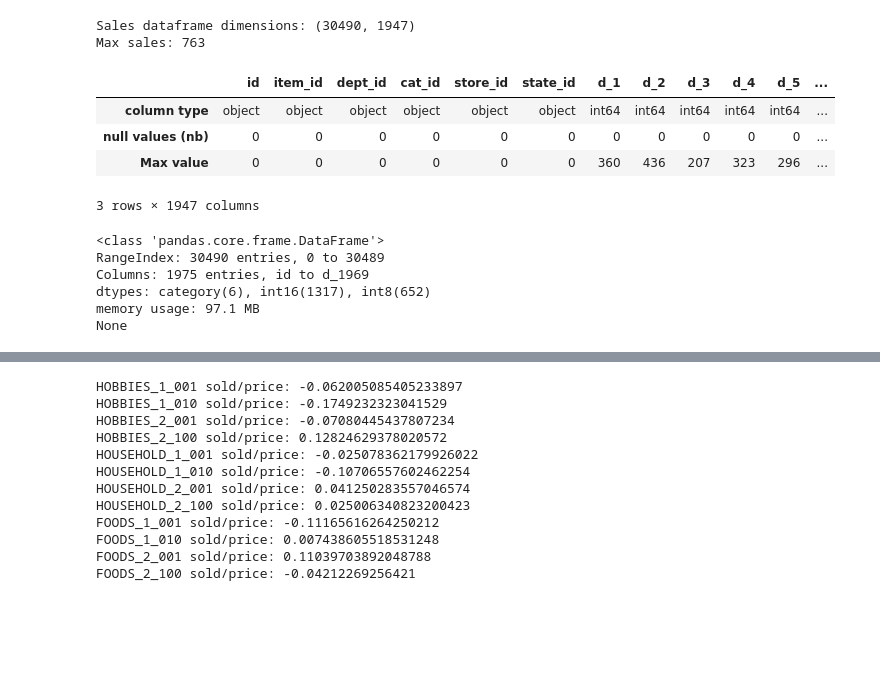
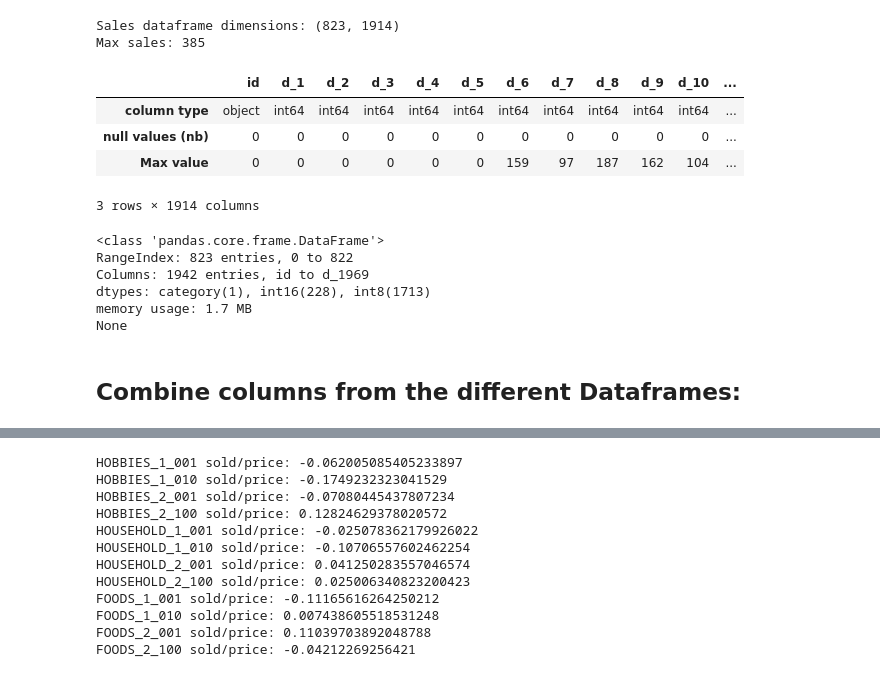
Before and after one commit to paula-sorolla/AFCS-M5, a Jupyter notebook: EDA.ipynb, the cells around one changed output, grey strips where cells are left out. Cells and saved outputs as stored; diff of their text form; code cells hidden in the pictures; blank space fills up the shorter version.

```diff
--- a/EDA.ipynb
+++ b/EDA.ipynb
@@ -9,9 +9,10 @@ from  datetime import datetime, timedelta
 import os
 import gc
 # %%
-path = "C:/Users/Paula/Documents/UvA/AFCS - Applied Forecasting in Complex Systems/Project/AFCS-M5/Data_csv"
+path = "C:/Users/Paula/Documents/UvA/AFCS - Applied Forecasting in Complex Systems/Project/AFCS-M5/Data"
 
-sales = pd.read_csv(os.path.join(path, "sales_train_evaluation.csv"))
-calendar = pd.read_csv(os.path.join(path, "calendar.csv"))
-prices = pd.read_csv(os.path.join(path, "sell_prices.csv"))
-sample_submission = pd.read_csv(os.path.join(path, "sample_submission.csv"))
+sales_train = pd.read_csv(os.path.join(path, "sales_train_validation_afcs2021.csv"))
+sales_test = pd.read_csv(os.path.join(path, "sales_test_validation_afcs2021.csv"))
+calendar = pd.read_csv(os.path.join(path, "calendar_afcs2021.csv"))
+prices = pd.read_csv(os.path.join(path, "sell_prices_afcs2021.csv"))
+sample_submission = pd.read_csv(os.path.join(path, "sample_submission_afcs2021.csv"))
@@ -18,23 +21,23 @@ sample_submission = pd.read_csv(os.path.join(path, "sample_submission.csv"))
 # %%
-sales
-print('Sales dataframe dimensions:', sales.shape)
+sales_train
+print('Sales dataframe dimensions:', sales_train.shape)
 
 # give some infos on columns types and number of null values
-sales_info=pd.DataFrame(sales.dtypes).T.rename(index={0:'column type'})
-sales_info=sales_info.append(pd.DataFrame(sales.isnull().sum()).T.rename(index={0:'null values (nb)'}))
-sales_info=sales_info.append(pd.DataFrame(sales.max()).T.rename(index={0:'Max value'}))
+sales_info=pd.DataFrame(sales_train.dtypes).T.rename(index={0:'column type'})
+sales_info=sales_info.append(pd.DataFrame(sales_train.isnull().sum()).T.rename(index={0:'null values (nb)'}))
+sales_info=sales_info.append(pd.DataFrame(sales_train.max()).T.rename(index={0:'Max value'}))
 sales_info.loc['Max value'][0:6] = 0
 print('Max sales: '+str(sales_info.loc['Max value'].max()))
 sales_info
 # sales.info()
 # %% [output]
-Sales dataframe dimensions: (30490, 1947)
-Max sales: 763
+Sales dataframe dimensions: (823, 1914)
+Max sales: 385
-|  | id | item_id | dept_id | cat_id | store_id | state_id | d_1 | d_2 | d_3 | d_4 | d_5 | ... |
-| column type | object | object | object | object | object | object | int64 | int64 | int64 | int64 | int64 | ... |
+|  | id | d_1 | d_2 | d_3 | d_4 | d_5 | d_6 | d_7 | d_8 | d_9 | d_10 | ... |
+| column type | object | int64 | int64 | int64 | int64 | int64 | int64 | int64 | int64 | int64 | int64 | ... |
 | null values (nb) | 0 | 0 | 0 | 0 | 0 | 0 | 0 | 0 | 0 | 0 | 0 | ... |
-| Max value | 0 | 0 | 0 | 0 | 0 | 0 | 360 | 436 | 207 | 323 | 296 | ... |
+| Max value | 0 | 0 | 0 | 0 | 0 | 0 | 159 | 97 | 187 | 162 | 104 | ... |
-3 rows × 1947 columns
+3 rows × 1914 columns
 # %%
 for d in range(1942,1970):
     col = 'd_' + str(d)
@@ -74,9 +46,10 @@ calendar = downcast(calendar)
 # %%
-print(sales.info())
+print(sales_train.info())
+# print(sales_test.info())
 # %% [output]
 <class 'pandas.core.frame.DataFrame'>
-RangeIndex: 30490 entries, 0 to 30489
-Columns: 1975 entries, id to d_1969
-dtypes: category(6), int16(1317), int8(652)
-memory usage: 97.1 MB
+RangeIndex: 823 entries, 0 to 822
+Columns: 1942 entries, id to d_1969
+dtypes: category(1), int16(228), int8(1713)
+memory usage: 1.7 MB
 None
@@ -83,2 +88,4 @@ None
+# %% [markdown]
+## Combine columns from the different Dataframes:
 # %%
 # Combine columns from the different Dataframes:
```
Also changed, not shown: parts of 11 cells of this notebook.
